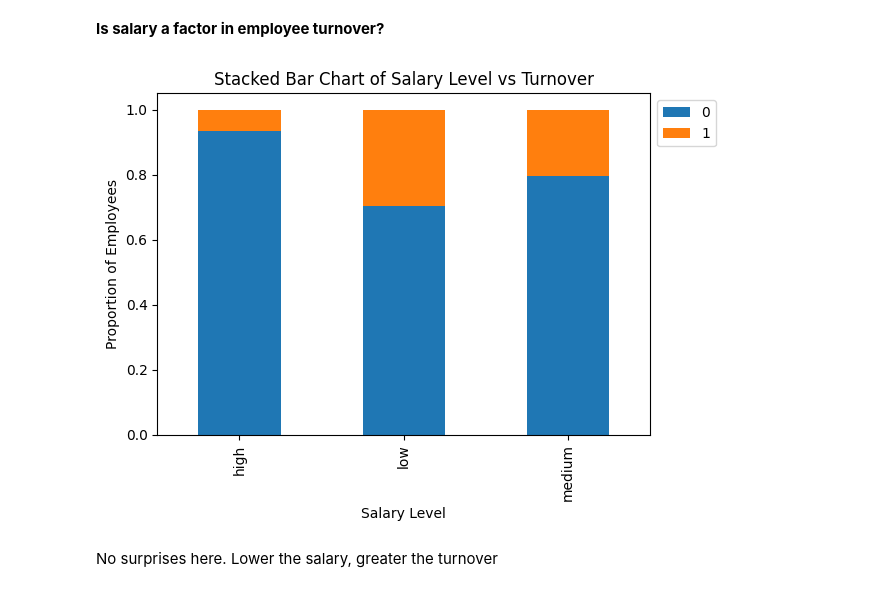
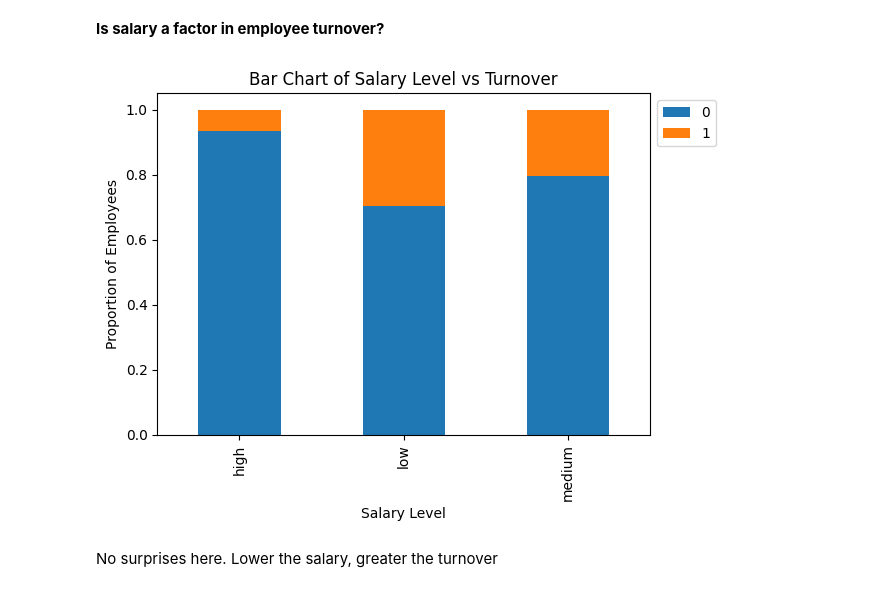
Before and after one commit to tksundar/employee_turnover, a Jupyter notebook: employee_turnover.ipynb, the cells around one changed output. Cells and saved outputs as stored; diff of their text form; code cells hidden in the pictures.

```diff
--- a/employee_turnover.ipynb
+++ b/employee_turnover.ipynb
@@ -188,14 +188,14 @@ Technical and sales people are high risk departments
 **Is salary a factor in employee turnover?**
 # %%
 pd.crosstab(hr_data.salary, hr_data.left,normalize='index').plot(kind='bar',stacked=True)
-plt.title('Stacked Bar Chart of Salary Level vs Turnover')
+plt.title('Bar Chart of Salary Level vs Turnover')
 plt.xlabel('Salary Level')
 plt.ylabel('Proportion of Employees')
 plt.legend(loc='upper left', bbox_to_anchor=(1, 1))
 plt.tight_layout()
 plt.show()
 # %% [output]
-[figure, old version]
+[figure, new version]
 # %% [markdown]
 No surprises here. Lower the salary, greater the turnover
 # %% [markdown]
```
Also changed, not shown: parts of 6 cells of this notebook.
